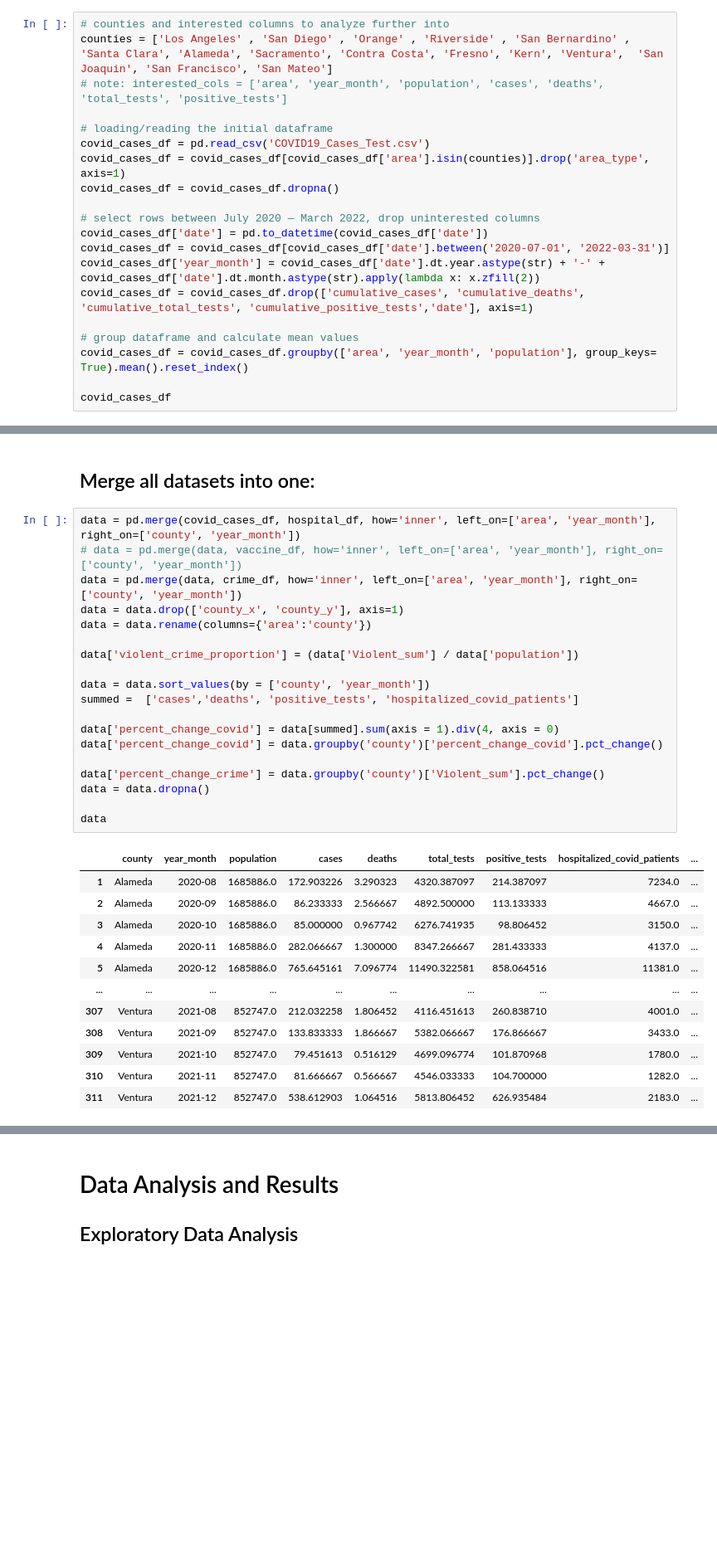
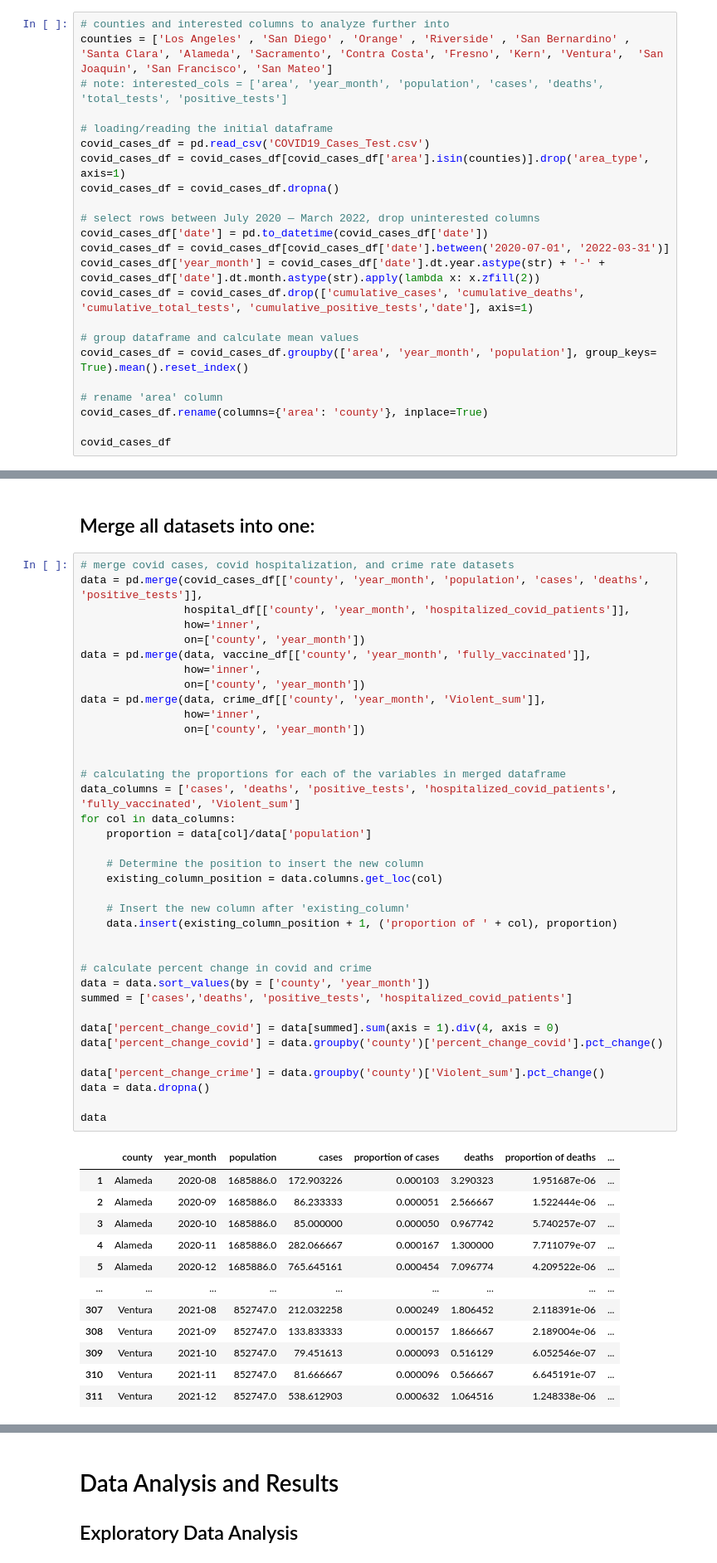
Before and after one commit to COGS108/Group022_WI24, a Jupyter notebook: FinalProject_Group022_WI24.ipynb, the cells around one changed output, grey strips where cells are left out. Shown at 83% size. Saved outputs shown, nothing was run; the diff lists cells and outputs as text; blank space fills up the shorter version.

```diff
--- a/FinalProject_Group022_WI24.ipynb
+++ b/FinalProject_Group022_WI24.ipynb
@@ -186,5 +186,8 @@ covid_cases_df = covid_cases_df.drop(['cumulative_cases', 'cumulative_deaths', '
 # group dataframe and calculate mean values
 covid_cases_df = covid_cases_df.groupby(['area', 'year_month', 'population'], group_keys= True).mean().reset_index()
 
+# rename 'area' column
+covid_cases_df.rename(columns={'area': 'county'}, inplace=True)
+
 covid_cases_df
 # %% [output]
@@ -384,34 +387,52 @@ dtype: int64
 # %% [markdown]
 ## Merge all datasets into one:
 # %%
-data = pd.merge(covid_cases_df, hospital_df, how='inner', left_on=['area', 'year_month'], right_on=['county', 'year_month'])
-# data = pd.merge(data, vaccine_df, how='inner', left_on=['area', 'year_month'], right_on=['county', 'year_month'])
-data = pd.merge(data, crime_df, how='inner', left_on=['area', 'year_month'], right_on=['county', 'year_month'])
-data = data.drop(['county_x', 'county_y'], axis=1)
-data = data.rename(columns={'area':'county'})
+# merge covid cases, covid hospitalization, and crime rate datasets
+data = pd.merge(covid_cases_df[['county', 'year_month', 'population', 'cases', 'deaths', 'positive_tests']],
+                hospital_df[['county', 'year_month', 'hospitalized_covid_patients']],
+                how='inner',
+                on=['county', 'year_month'])
+data = pd.merge(data, vaccine_df[['county', 'year_month', 'fully_vaccinated']],
+                how='inner',
+                on=['county', 'year_month'])
+data = pd.merge(data, crime_df[['county', 'year_month', 'Violent_sum']],
+                how='inner',
+                on=['county', 'year_month'])
 
-data['violent_crime_proportion'] = (data['Violent_sum'] / data['population'])
 
+# calculating the proportions for each of the variables in merged dataframe
+data_columns = ['cases', 'deaths', 'positive_tests', 'hospitalized_covid_patients', 'fully_vaccinated', 'Violent_sum']
+for col in data_columns:
+    proportion = data[col]/data['population']
+
+    # Determine the position to insert the new column
+    existing_column_position = data.columns.get_loc(col)
+
+    # Insert the new column after 'existing_column'
+    data.insert(existing_column_position + 1, ('proportion of ' + col), proportion)
+
+
+# calculate percent change in covid and crime
 data = data.sort_values(by = ['county', 'year_month'])
-summed =  ['cases','deaths', 'positive_tests', 'hospitalized_covid_patients']
+summed = ['cases','deaths', 'positive_tests', 'hospitalized_covid_patients']
 
 data['percent_change_covid'] = data[summed].sum(axis = 1).div(4, axis = 0)
 data['percent_change_covid'] = data.groupby('county')['percent_change_covid'].pct_change()
 
 data['percent_change_crime'] = data.groupby('county')['Violent_sum'].pct_change()
 data = data.dropna()
 
 data
 # %% [output]
-|  | county | year_month | population | cases | deaths | total_tests | positive_tests | hospitalized_covid_patients | ... |
-| 1 | Alameda | 2020-08 | 1685886.0 | 172.903226 | 3.290323 | 4320.387097 | 214.387097 | 7234.0 | ... |
-| 2 | Alameda | 2020-09 | 1685886.0 | 86.233333 | 2.566667 | 4892.500000 | 113.133333 | 4667.0 | ... |
-| 3 | Alameda | 2020-10 | 1685886.0 | 85.000000 | 0.967742 | 6276.741935 | 98.806452 | 3150.0 | ... |
-| 4 | Alameda | 2020-11 | 1685886.0 | 282.066667 | 1.300000 | 8347.266667 | 281.433333 | 4137.0 | ... |
-| 5 | Alameda | 2020-12 | 1685886.0 | 765.645161 | 7.096774 | 11490.322581 | 858.064516 | 11381.0 | ... |
-| ... | ... | ... | ... | ... | ... | ... | ... | ... | ... |
-| 307 | Ventura | 2021-08 | 852747.0 | 212.032258 | 1.806452 | 4116.451613 | 260.838710 | 4001.0 | ... |
-| 308 | Ventura | 2021-09 | 852747.0 | 133.833333 | 1.866667 | 5382.066667 | 176.866667 | 3433.0 | ... |
-| 309 | Ventura | 2021-10 | 852747.0 | 79.451613 | 0.516129 | 4699.096774 | 101.870968 | 1780.0 | ... |
-| 310 | Ventura | 2021-11 | 852747.0 | 81.666667 | 0.566667 | 4546.033333 | 104.700000 | 1282.0 | ... |
-| 311 | Ventura | 2021-12 | 852747.0 | 538.612903 | 1.064516 | 5813.806452 | 626.935484 | 2183.0 | ... |
+|  | county | year_month | population | cases | proportion of cases | deaths | proportion of deaths | ... |
+| 1 | Alameda | 2020-08 | 1685886.0 | 172.903226 | 0.000103 | 3.290323 | 1.951687e-06 | ... |
+| 2 | Alameda | 2020-09 | 1685886.0 | 86.233333 | 0.000051 | 2.566667 | 1.522444e-06 | ... |
+| 3 | Alameda | 2020-10 | 1685886.0 | 85.000000 | 0.000050 | 0.967742 | 5.740257e-07 | ... |
+| 4 | Alameda | 2020-11 | 1685886.0 | 282.066667 | 0.000167 | 1.300000 | 7.711079e-07 | ... |
+| 5 | Alameda | 2020-12 | 1685886.0 | 765.645161 | 0.000454 | 7.096774 | 4.209522e-06 | ... |
+| ... | ... | ... | ... | ... | ... | ... | ... | ... |
+| 307 | Ventura | 2021-08 | 852747.0 | 212.032258 | 0.000249 | 1.806452 | 2.118391e-06 | ... |
+| 308 | Ventura | 2021-09 | 852747.0 | 133.833333 | 0.000157 | 1.866667 | 2.189004e-06 | ... |
+| 309 | Ventura | 2021-10 | 852747.0 | 79.451613 | 0.000093 | 0.516129 | 6.052546e-07 | ... |
+| 310 | Ventura | 2021-11 | 852747.0 | 81.666667 | 0.000096 | 0.566667 | 6.645191e-07 | ... |
+| 311 | Ventura | 2021-12 | 852747.0 | 538.612903 | 0.000632 | 1.064516 | 1.248338e-06 | ... |
```
Also changed, not shown: parts of 11 cells of this notebook.
